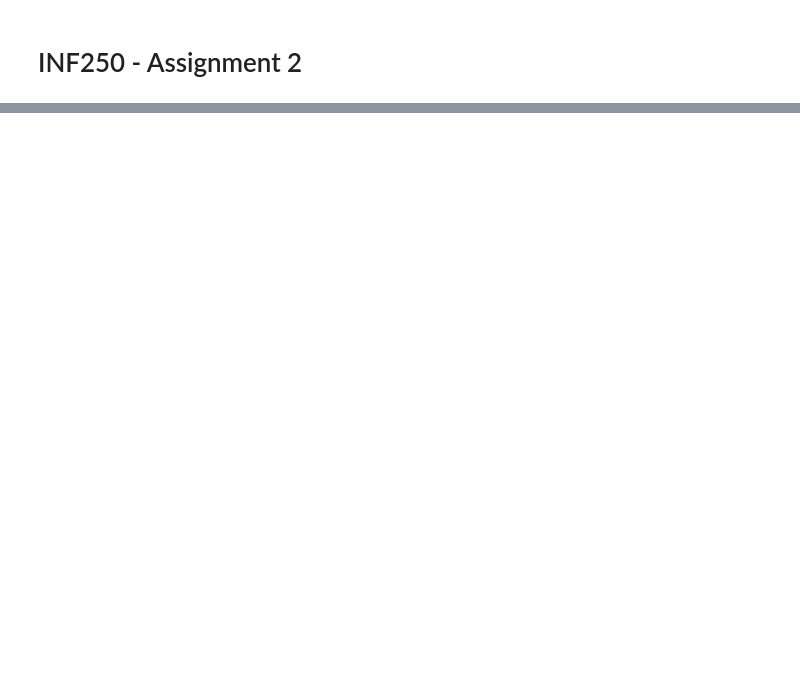
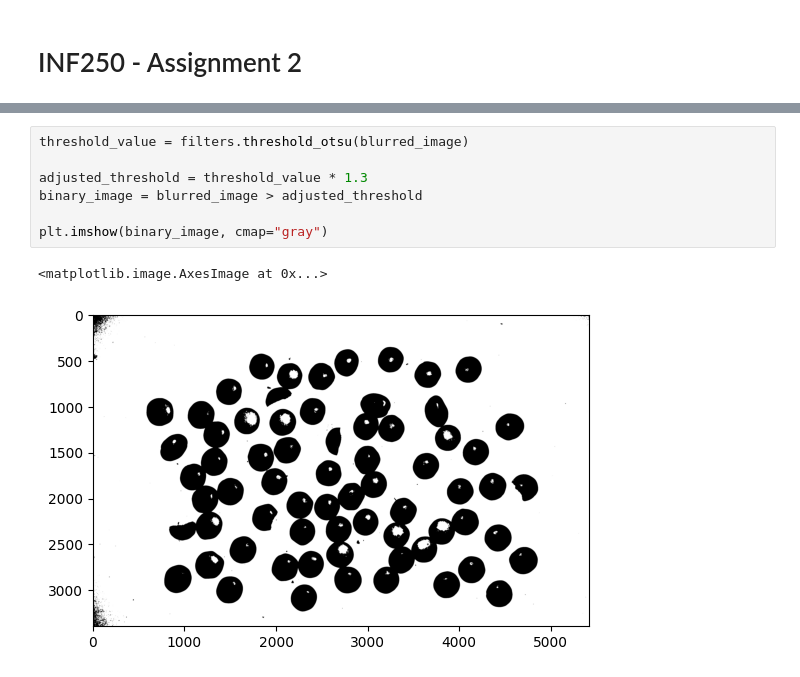
Before and after one commit to fredericstrand/INF250, a Jupyter notebook: assignment_2/assignment_2.ipynb, the cells around one changed output, grey strips where cells are left out. Saved outputs shown, nothing was run; the diff lists cells and outputs as text; blank space fills up the shorter version.

```diff
--- a/assignment_2/assignment_2.ipynb
+++ b/assignment_2/assignment_2.ipynb
@@ -122,0 +33,10 @@ Detected 20 circles and 98 other shapes
+# %%
+threshold_value = filters.threshold_otsu(blurred_image)
+
+adjusted_threshold = threshold_value * 1.3
+binary_image = blurred_image > adjusted_threshold
+
+plt.imshow(binary_image, cmap="gray")
+# %% [output]
+<matplotlib.image.AxesImage at 0x...>
+[figure, added]
```
Also changed, not shown: parts of 9 cells of this notebook.
